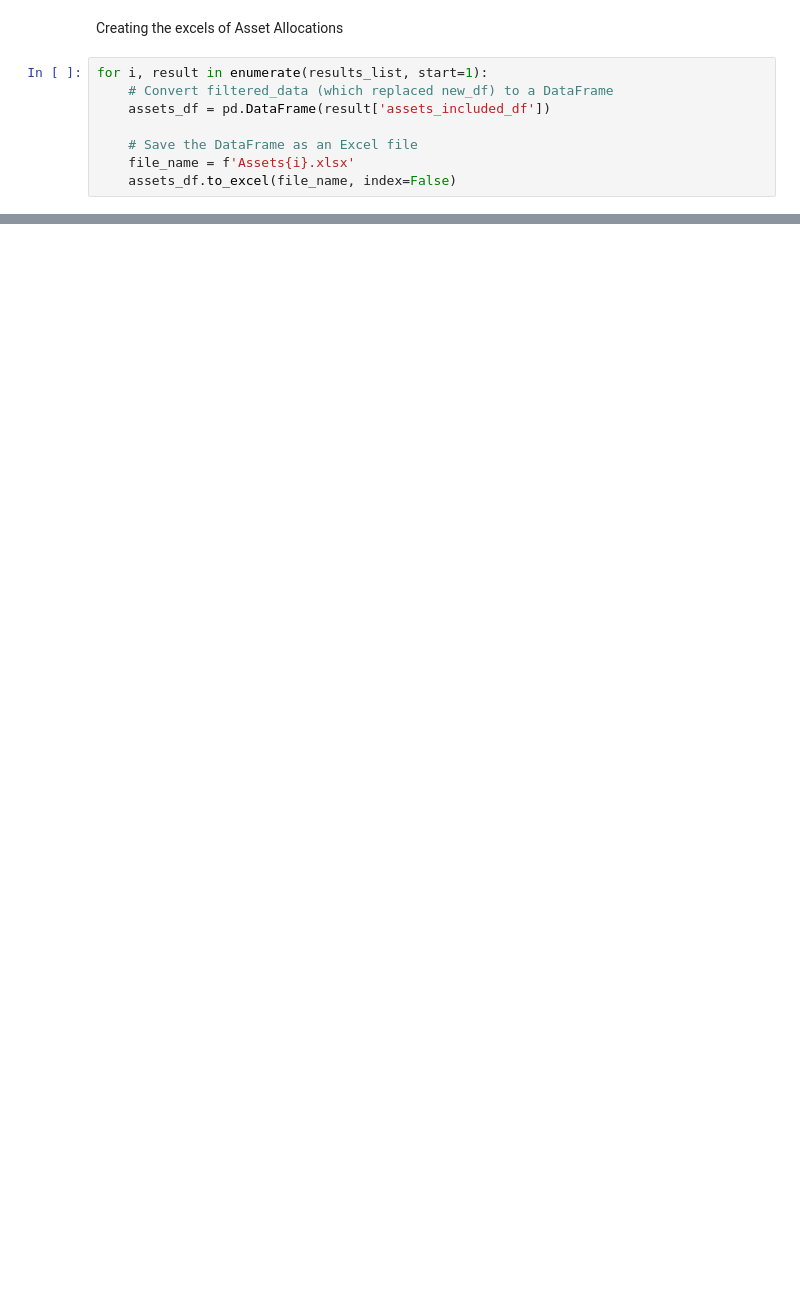
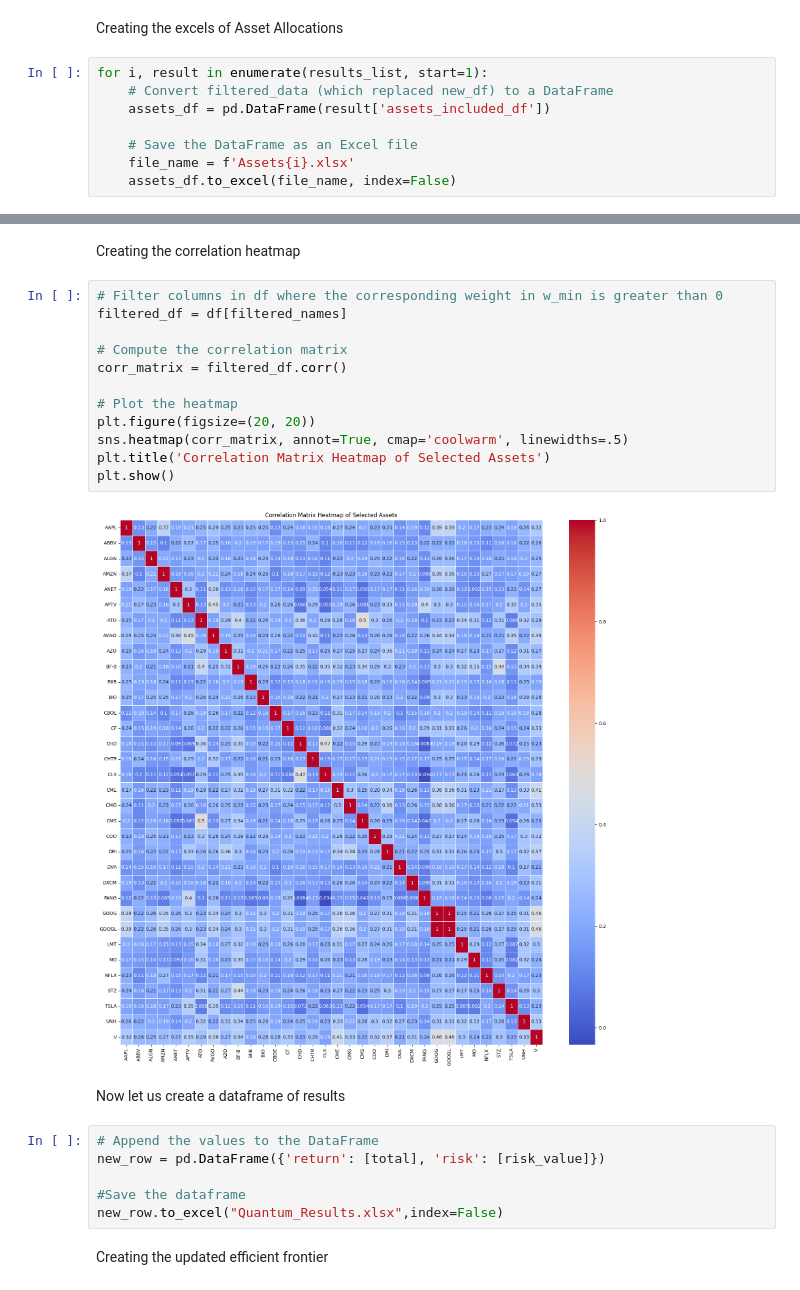
Before and after one commit to DilshanSonnadara/Quantum_Computing_Research, a Jupyter notebook: Quantum_Reformulated_Markowitz.ipynb, the cells around one changed output, grey strips where cells are left out. Saved outputs shown, nothing was run; the diff lists cells and outputs as text; blank space fills up the shorter version.

```diff
--- a/Quantum_Reformulated_Markowitz.ipynb
+++ b/Quantum_Reformulated_Markowitz.ipynb
@@ -599,0 +895,26 @@ for i, result in enumerate(results_list, start=1):
+# %% [markdown]
+Creating the correlation heatmap
+# %%
+# Filter columns in df where the corresponding weight in w_min is greater than 0
+filtered_df = df[filtered_names]
+
+# Compute the correlation matrix
+corr_matrix = filtered_df.corr()
+
+# Plot the heatmap
+plt.figure(figsize=(20, 20))
+sns.heatmap(corr_matrix, annot=True, cmap='coolwarm', linewidths=.5)
+plt.title('Correlation Matrix Heatmap of Selected Assets')
+plt.show()
+# %% [output]
+[figure, added]
+# %% [markdown]
+Now let us create a dataframe of results
+# %%
+# Append the values to the DataFrame
+new_row = pd.DataFrame({'return': [total], 'risk': [risk_value]})
+
+#Save the dataframe
+new_row.to_excel("Quantum_Results.xlsx",index=False)
+# %% [markdown]
+Creating the updated efficient frontier
```
Also changed, not shown: parts of 20 cells of this notebook.
